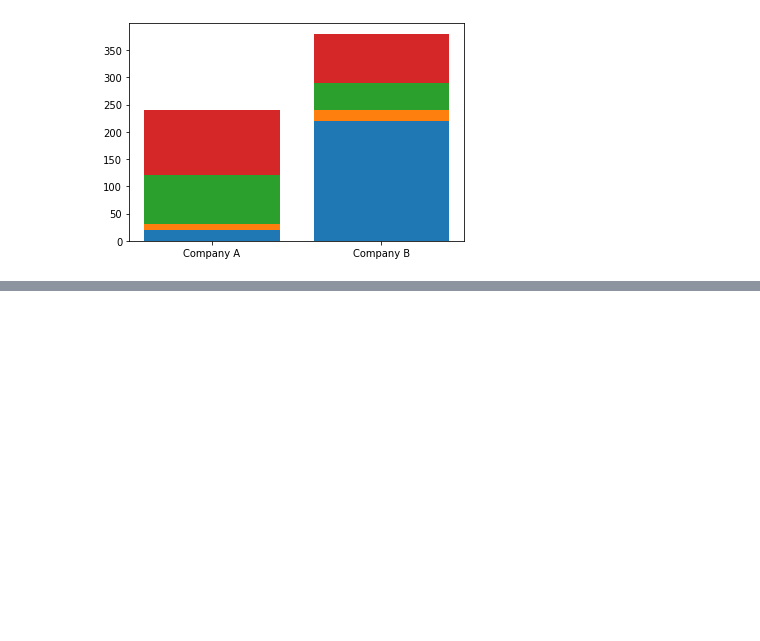
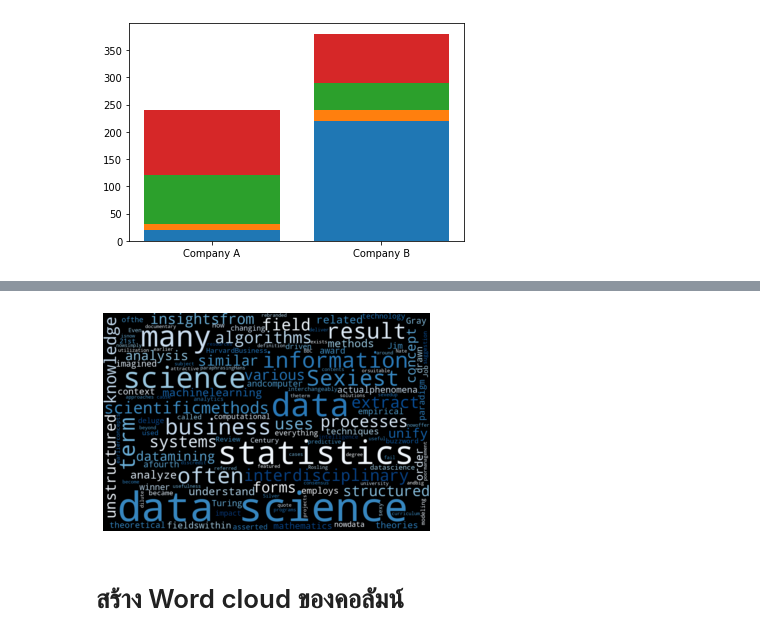
Before and after one commit to Nirachon/python.vizzz, a Jupyter notebook: Visualize_Data_Comparison.ipynb, the cells around one changed output, grey strips where cells are left out. Cells and saved outputs as stored; diff of their text form; code cells hidden in the pictures; blank space fills up the shorter version.

```diff
--- a/Visualize_Data_Comparison.ipynb
+++ b/Visualize_Data_Comparison.ipynb
@@ -107,0 +235,4 @@ plt.bar([1,2],saledata.iloc[:,3],bottom = saledata.iloc[:,0]+saledata.iloc[:,1]+
+# %%
+data = 'message.csv'
+word =pd.read_csv(data)
+word
@@ -107,0 +262,37 @@ plt.bar([1,2],saledata.iloc[:,3],bottom = saledata.iloc[:,0]+saledata.iloc[:,1]+
+# %%
+text = ('Data science is an interdisciplinary field that uses scientific\
+methods, processes, algorithms and systems to extract knowledge and insights\
+from data in various forms, both structured and unstructured, similar to data\
+mining. Data science is a concept to unify statistics, data analysis, machine\
+learning and their related methods in order to understand and analyze actual\
+phenomena with data. It employs techniques and theories drawn from many fields\
+within the context of mathematics, statistics, information science, and\
+computer science. Turing award winner Jim Gray imagined data science as a\
+fourth paradigm of science (empirical, theoretical, computational and now\
+data-driven) and asserted that everything about science is changing because of\
+the impact of information technology and the data deluge. In 2012, when Harvard\
+Business Review called it The Sexiest Job of the 21st Century, the term data\
+science became a buzzword. It is now often used interchangeably with earlier\
+concepts like business analytics, business intelligence, predictive modeling,\
+and statistics. Even the suggestion that data science is sexy was paraphrasing\
+Hans Rosling, featured in a 2011 BBC documentary with the quote, Statistics is\
+now the sexiest subject around. Nate Silver referred to data science as a sexed\
+up term for statistics. In many cases, earlier approaches and solutions are now\
+simply rebranded as data science to be more attractive, which can cause the\
+term to become dilute beyond usefulness. While many university programs now\
+offer a data science degree, there exists no consensus on a definition or\
+suitable curriculum contents. To its discredit, however, many data-science and\
+big-data projects fail to deliver useful results, often as a result of poor\
+management and utilization of resources')
+
+wordcloud = WordCloud(width=1280, height=853, margin=0,
+                      colormap='Blues').generate(text)
+
+plt.imshow(wordcloud, interpolation='bilinear')
+plt.axis('off')
+plt.margins(x=0, y=0)
+plt.show()
+# %% [output]
+[figure, added]
+# %% [markdown]
+# สร้าง Word cloud ของคอลัมน์
```
Also changed, not shown: parts of 31 cells of this notebook.
